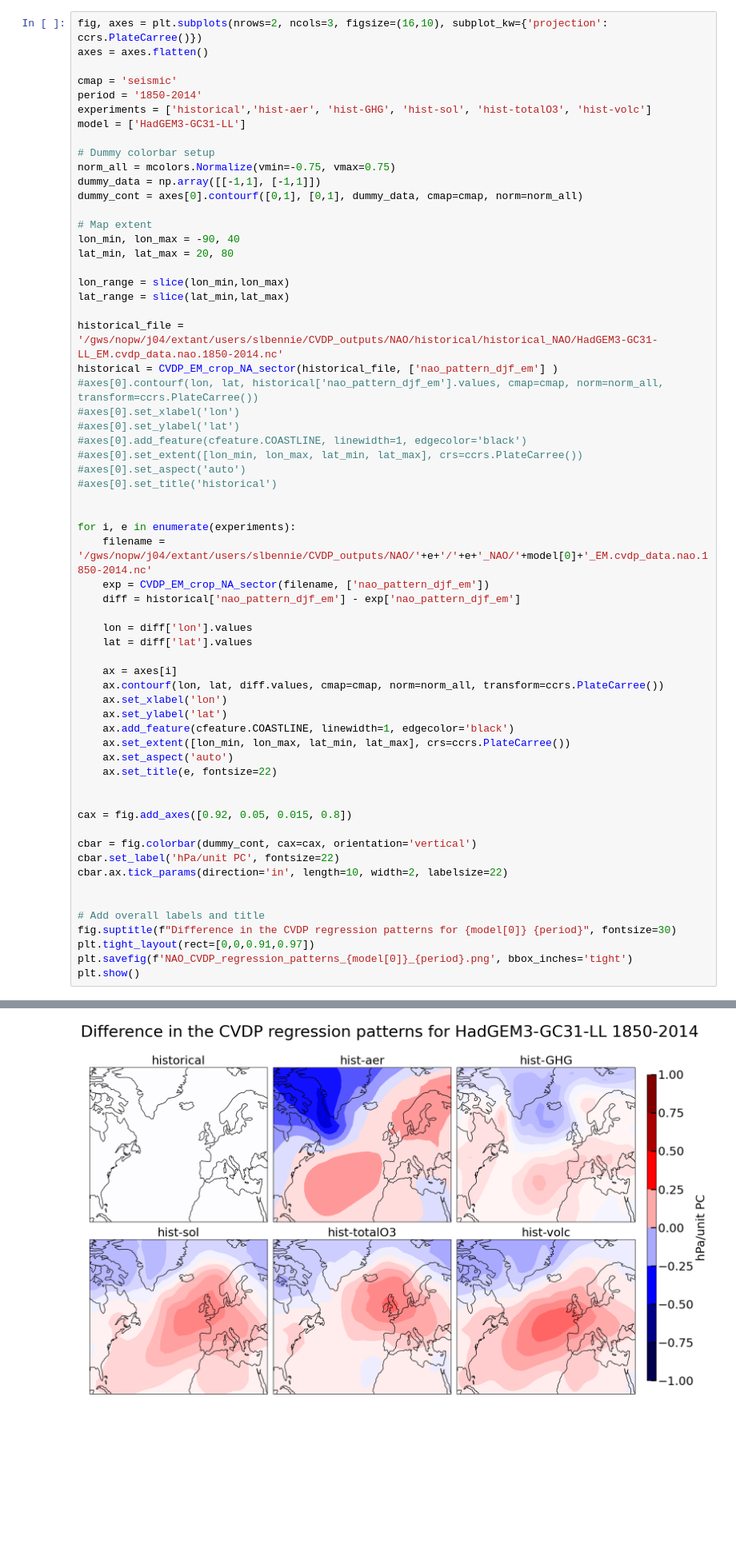
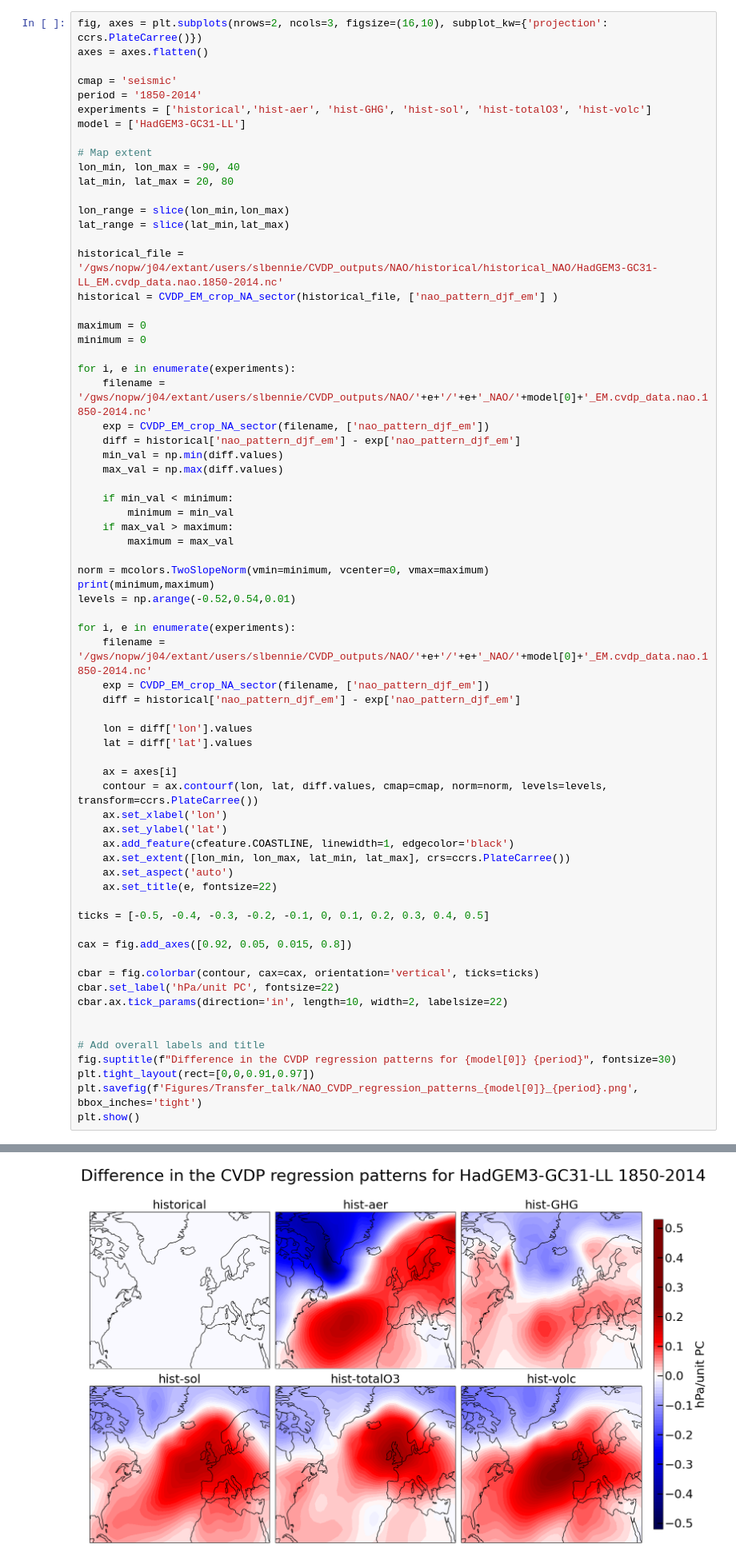
Before and after one commit to slbennie/scripts_trend_projections, a Jupyter notebook: trend_projection/Plotting_CVDP_spat_patterns.ipynb, the cells around one changed output, grey strips where cells are left out. Shown at 80% size. Saved outputs shown, nothing was run; the diff lists cells and outputs as text; blank space fills up the shorter version.

```diff
--- a/trend_projection/Plotting_CVDP_spat_patterns.ipynb
+++ b/trend_projection/Plotting_CVDP_spat_patterns.ipynb
@@ -52,11 +52,6 @@ cmap = 'seismic'
 period = '1850-2014'
 experiments = ['historical','hist-aer', 'hist-GHG', 'hist-sol', 'hist-totalO3', 'hist-volc']
 model = ['HadGEM3-GC31-LL']
-
-# Dummy colorbar setup
-norm_all = mcolors.Normalize(vmin=-0.75, vmax=0.75)
-dummy_data = np.array([[-1,1], [-1,1]])
-dummy_cont = axes[0].contourf([0,1], [0,1], dummy_data, cmap=cmap, norm=norm_all)
 
 # Map extent
 lon_min, lon_max = -90, 40
@@ -67,14 +62,25 @@ lat_range = slice(lat_min,lat_max)
 
 historical_file = '/gws/nopw/j04/extant/users/slbennie/CVDP_outputs/NAO/historical/historical_NAO/HadGEM3-GC31-LL_EM.cvdp_data.nao.1850-2014.nc'
 historical = CVDP_EM_crop_NA_sector(historical_file, ['nao_pattern_djf_em'] )
-#axes[0].contourf(lon, lat, historical['nao_pattern_djf_em'].values, cmap=cmap, norm=norm_all, transform=ccrs.PlateCarree())
-#axes[0].set_xlabel('lon')
-#axes[0].set_ylabel('lat')
-#axes[0].add_feature(cfeature.COASTLINE, linewidth=1, edgecolor='black')
-#axes[0].set_extent([lon_min, lon_max, lat_min, lat_max], crs=ccrs.PlateCarree())
-#axes[0].set_aspect('auto')
-#axes[0].set_title('historical')
 
+maximum = 0
+minimum = 0
+
+for i, e in enumerate(experiments):
+    filename = '/gws/nopw/j04/extant/users/slbennie/CVDP_outputs/NAO/'+e+'/'+e+'_NAO/'+model[0]+'_EM.cvdp_data.nao.1850-2014.nc'
+    exp = CVDP_EM_crop_NA_sector(filename, ['nao_pattern_djf_em'])
+    diff = historical['nao_pattern_djf_em'] - exp['nao_pattern_djf_em']
+    min_val = np.min(diff.values)
+    max_val = np.max(diff.values)
+
+    if min_val < minimum:
+        minimum = min_val
+    if max_val > maximum:
+        maximum = max_val
+
+norm = mcolors.TwoSlopeNorm(vmin=minimum, vcenter=0, vmax=maximum)
+print(minimum,maximum)
+levels = np.arange(-0.52,0.54,0.01)
 
 for i, e in enumerate(experiments):
     filename = '/gws/nopw/j04/extant/users/slbennie/CVDP_outputs/NAO/'+e+'/'+e+'_NAO/'+model[0]+'_EM.cvdp_data.nao.1850-2014.nc'
@@ -85,7 +91,7 @@ for i, e in enumerate(experiments):
     lat = diff['lat'].values
 
     ax = axes[i]
-    ax.contourf(lon, lat, diff.values, cmap=cmap, norm=norm_all, transform=ccrs.PlateCarree())
+    contour = ax.contourf(lon, lat, diff.values, cmap=cmap, norm=norm, levels=levels, transform=ccrs.PlateCarree())
     ax.set_xlabel('lon')
     ax.set_ylabel('lat')
     ax.add_feature(cfeature.COASTLINE, linewidth=1, edgecolor='black')
@@ -93,10 +99,11 @@ for i, e in enumerate(experiments):
     ax.set_aspect('auto')
     ax.set_title(e, fontsize=22)
 
+ticks = [-0.5, -0.4, -0.3, -0.2, -0.1, 0, 0.1, 0.2, 0.3, 0.4, 0.5]
 
 cax = fig.add_axes([0.92, 0.05, 0.015, 0.8])
 
-cbar = fig.colorbar(dummy_cont, cax=cax, orientation='vertical')
+cbar = fig.colorbar(contour, cax=cax, orientation='vertical', ticks=ticks)
 cbar.set_label('hPa/unit PC', fontsize=22)
 cbar.ax.tick_params(direction='in', length=10, width=2, labelsize=22)
 
@@ -104,6 +111,6 @@ cbar.ax.tick_params(direction='in', length=10, width=2, labelsize=22)
 # Add overall labels and title
 fig.suptitle(f"Difference in the CVDP regression patterns for {model[0]} {period}", fontsize=30)
 plt.tight_layout(rect=[0,0,0.91,0.97])
-plt.savefig(f'NAO_CVDP_regression_patterns_{model[0]}_{period}.png', bbox_inches='tight')
+plt.savefig(f'Figures/Transfer_talk/NAO_CVDP_regression_patterns_{model[0]}_{period}.png', bbox_inches='tight')
 plt.show()
 # %% [output]
@@ -110,4 +118,4 @@ plt.show()
-[figure, old version]
+[figure, new version]
 # %%
 import numpy as np
 import matplotlib.pyplot as plt
```
Also changed, not shown: parts of 1 cell of this notebook, 40 other files.
